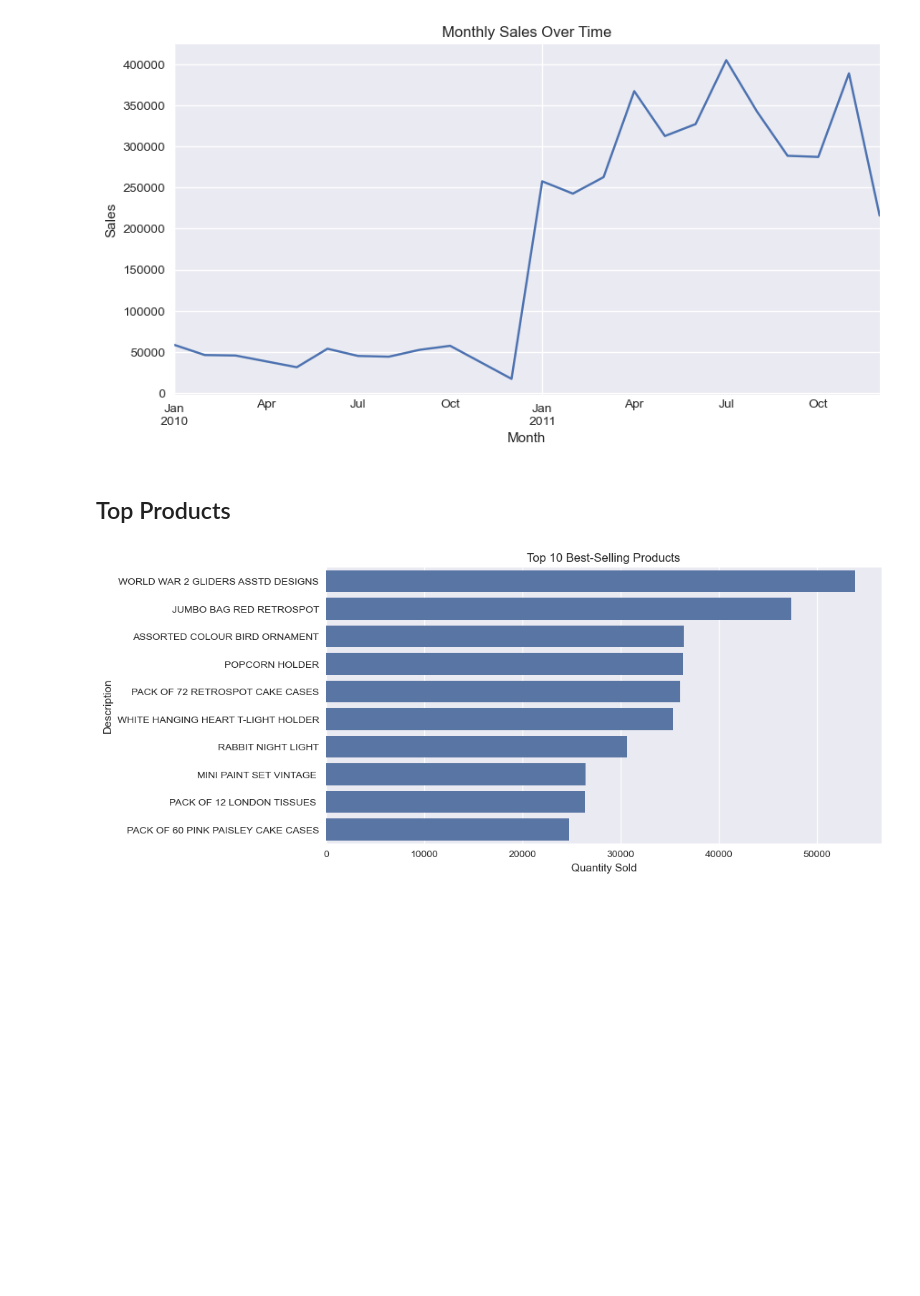
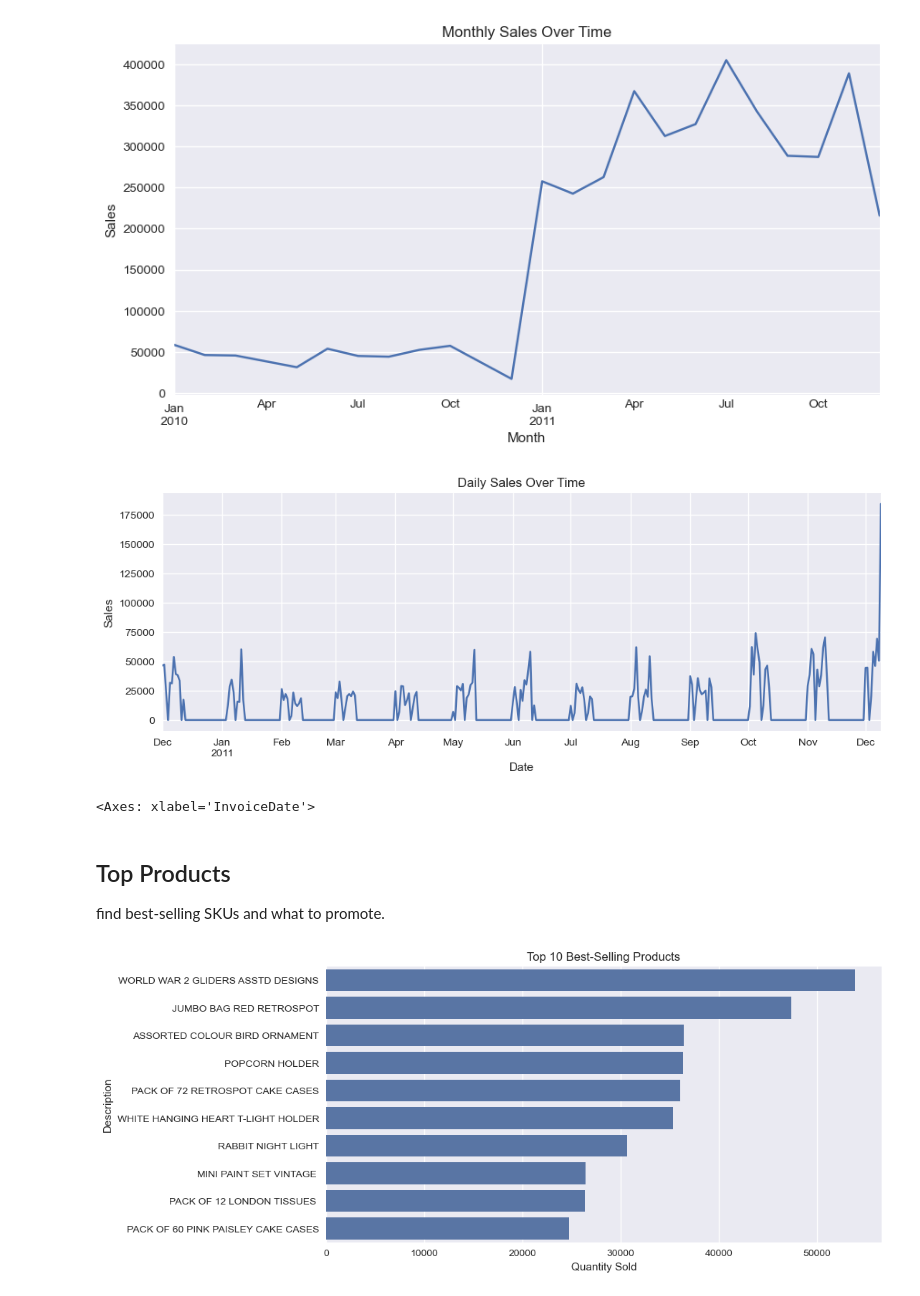
Before and after one commit to EssisDez/marketing_analytics_ai_project, a Jupyter notebook: notebooks/EDA.ipynb, the cells around one changed output. Drawn from its saved outputs; the diff is of its cells as text; code cells hidden in the pictures; blank space fills up the shorter version.

```diff
--- a/notebooks/EDA.ipynb
+++ b/notebooks/EDA.ipynb
@@ -87,8 +160,25 @@ plt.savefig("../visuals/monthly_sales.png", dpi=150)
 plt.show()
 # %% [output]
 [figure]
+# %%
+#daily sales
+
+daily_sales = data.set_index('InvoiceDate').resample('D')['TotalPrice'].sum()
+daily_sales.plot(figsize=(12,4))
+plt.title("Daily Sales Over Time")
+plt.ylabel("Sales")
+plt.xlabel("Date")
+plt.savefig("../visuals/daily_sales.png", dpi=150)
+plt.show()
+
+monthly_sales.rolling(3).mean().plot()
+# %% [output]
+[figure, added]
+<Axes: xlabel='InvoiceDate'>
 # %% [markdown]
 ## Top Products
+
+find best-selling SKUs and what to promote.
 # %%
 top_products = data.groupby('Description')['Quantity'].sum().sort_values(ascending=False).head(10)
 
```
Also changed, not shown: parts of 15 cells of this notebook, 2 other files.
